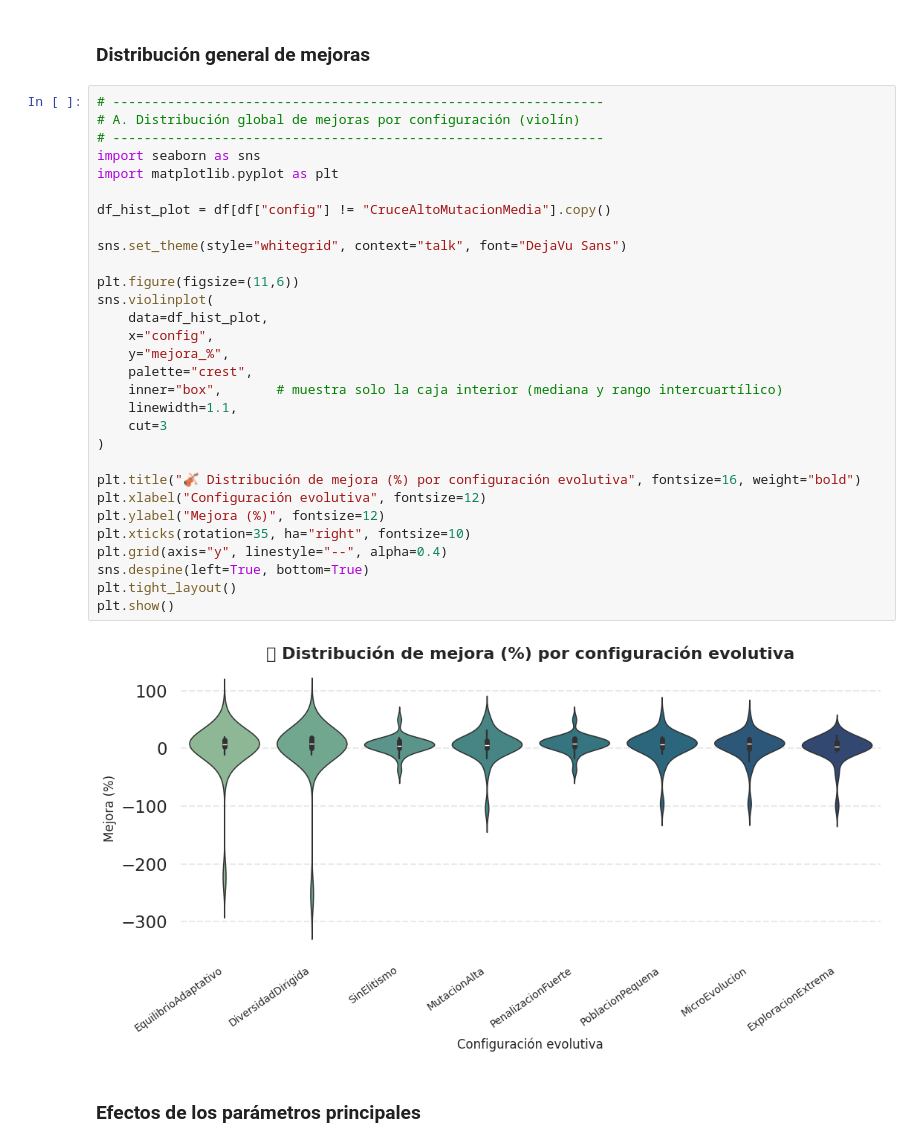
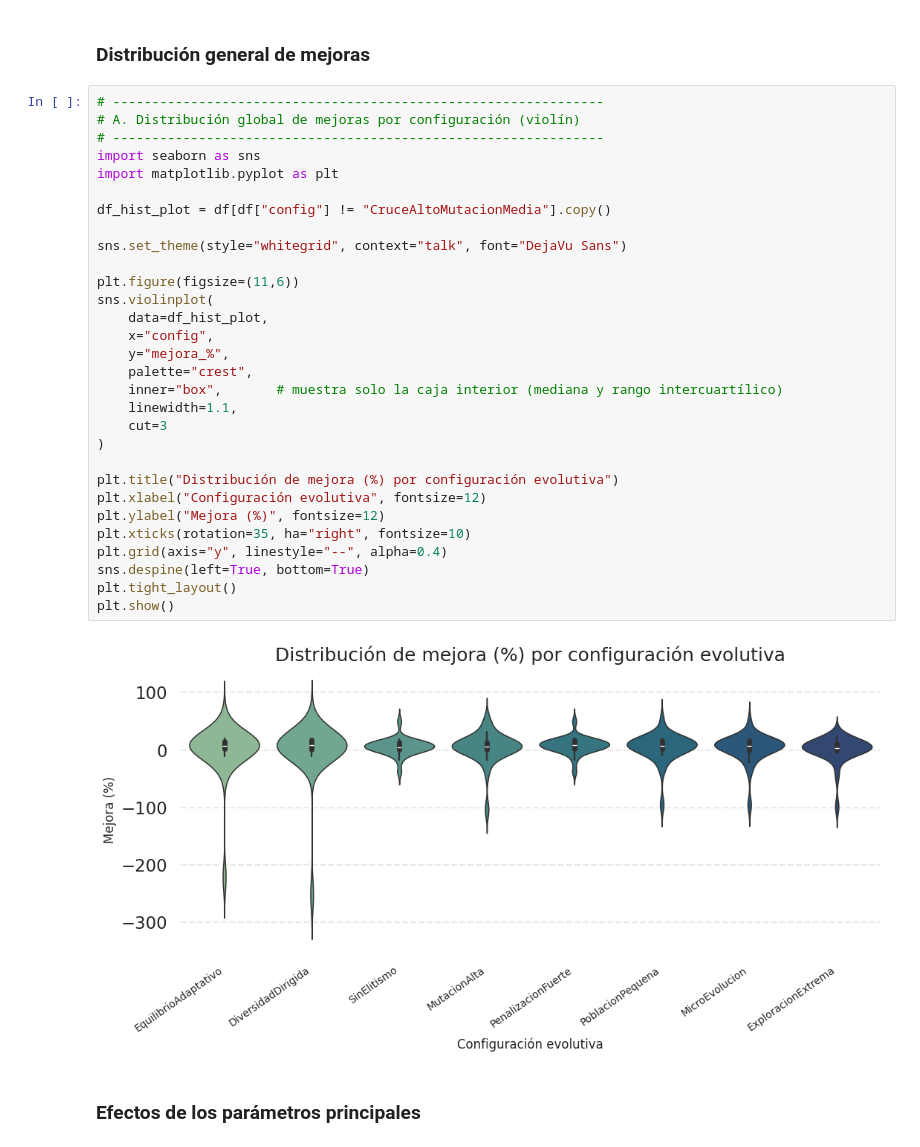
Before and after one commit to lucia-corsan/Evolutionary-Computing, a Jupyter notebook: analysis.ipynb, the cells around one changed output. Saved outputs shown, nothing was run; the diff lists cells and outputs as text.

Commit message:
improved graphs

```diff
--- a/analysis.ipynb
+++ b/analysis.ipynb
@@ -244,35 +244,35 @@ Total de ejecuciones: 252
 # %%
 # ---------------------------------------------------------------
 # A. Distribución global de mejoras por configuración (violín)
 # ---------------------------------------------------------------
 import seaborn as sns
 import matplotlib.pyplot as plt
 
 df_hist_plot = df[df["config"] != "CruceAltoMutacionMedia"].copy()
 
 sns.set_theme(style="whitegrid", context="talk", font="DejaVu Sans")
 
 plt.figure(figsize=(11,6))
 sns.violinplot(
     data=df_hist_plot,
     x="config",
     y="mejora_%",
     palette="crest",
     inner="box",       # muestra solo la caja interior (mediana y rango intercuartílico)
     linewidth=1.1,
     cut=3
 )
 
-plt.title("🎻 Distribución de mejora (%) por configuración evolutiva", fontsize=16, weight="bold")
+plt.title("Distribución de mejora (%) por configuración evolutiva")
 plt.xlabel("Configuración evolutiva", fontsize=12)
 plt.ylabel("Mejora (%)", fontsize=12)
 plt.xticks(rotation=35, ha="right", fontsize=10)
 plt.grid(axis="y", linestyle="--", alpha=0.4)
 sns.despine(left=True, bottom=True)
 plt.tight_layout()
 plt.show()
 # %% [output]
-[figure, old version]
+[figure, new version]
 # %% [markdown]
 ### Efectos de los parámetros principales
 # %%
```
